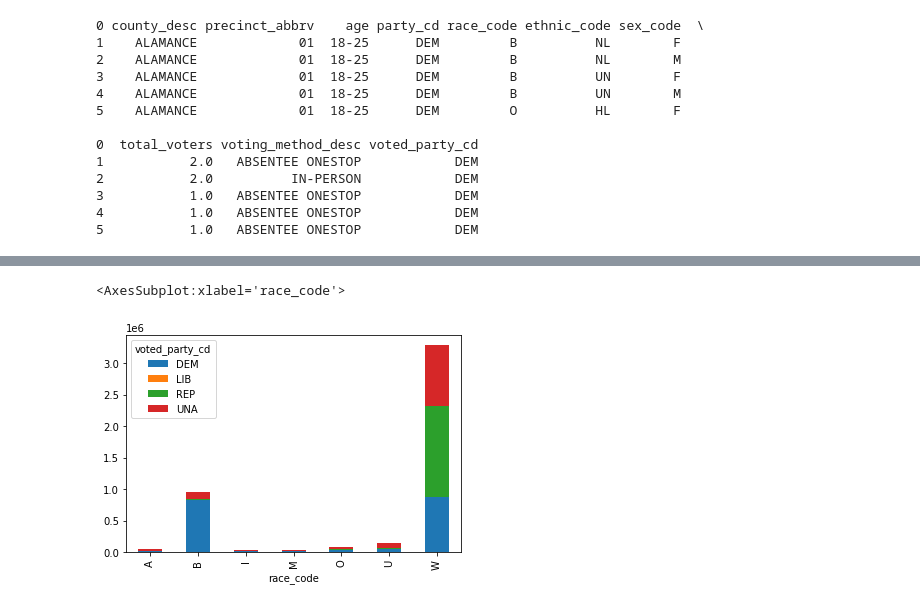
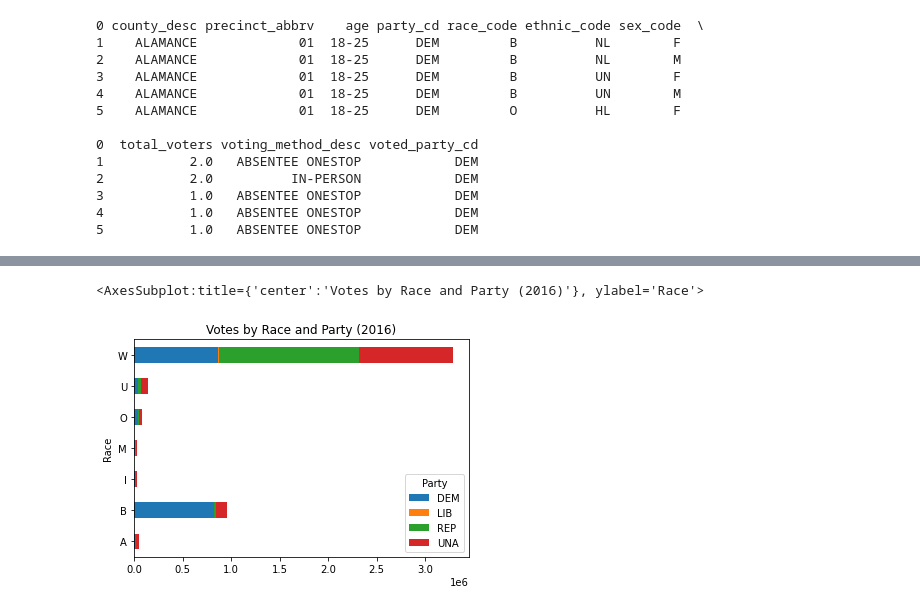
Before and after one commit to shravanvk614/CS-216-Project, a Jupyter notebook: 216_demogrpaphics.ipynb, the cells around one changed output, grey strips where cells are left out. Drawn from its saved outputs; the diff is of its cells as text; code cells hidden in the pictures.

```diff
--- a/216_demogrpaphics.ipynb
+++ b/216_demogrpaphics.ipynb
@@ -105,7 +107,7 @@ age_16.head()
 | 66+ | 457089.0 | 726.0 | 362128.0 | 209865.0 |
 # %%
 #Pivot Table of Votes Total by Party and Race
-
-race_16 = df_16.pivot_table('total_voters', index='race_code', columns = 'voted_party_cd', aggfunc='sum')
+race_16 = df_16.rename(columns={"race_code": 'Race', "voted_party_cd": "Party"})
+race_16 = race_16.pivot_table('total_voters', index='Race', columns = 'Party', aggfunc='sum')
 race_16.head()
 # %% [output]
@@ -129,5 +131,5 @@ age_16.plot.barh(stacked=True)
 # %%
-race_16.plot.bar(stacked=True)
+race_16.plot.barh(title = "Votes by Race and Party (2016)",stacked=True)
 # %% [output]
-<AxesSubplot:xlabel='race_code'>
+<AxesSubplot:title={'center':'Votes by Race and Party (2016)'}, ylabel='Race'>
-[figure, old version]
+[figure, new version]
```
Also changed, not shown: parts of 5 cells of this notebook.
